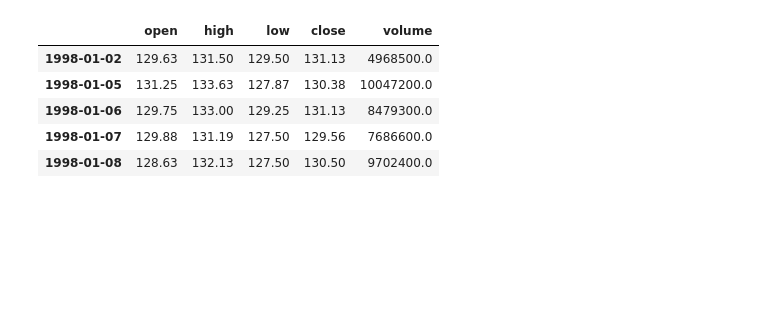
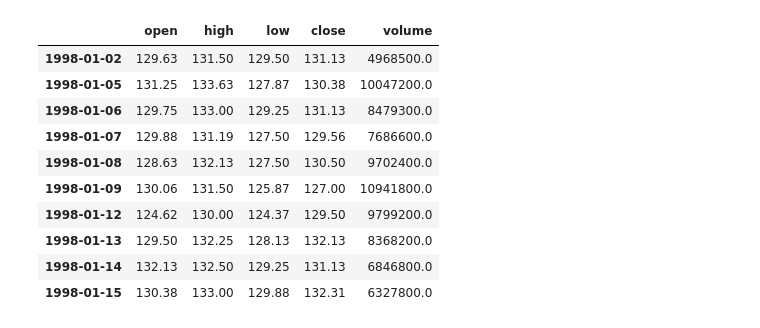
Before and after one commit to zhangruochi/Stockive, a Jupyter notebook: stockive2.ipynb, the cells around one changed output. Saved outputs shown, nothing was run; the diff lists cells and outputs as text; code cells hidden in the pictures; blank space fills up the shorter version.

```diff
--- a/stockive2.ipynb
+++ b/stockive2.ipynb
@@ -40,14 +41,19 @@ stock_dataset,meta_data = get_realtime_stock_data()
 # %%
 stock_dataset = stock_dataset.astype("float64").fillna(method = "backfill")
 # %%
-stock_dataset.head()
+stock_dataset.head(10)
 # %% [output]
 |  | open | high | low | close | volume |
 | 1998-01-02 | 129.63 | 131.50 | 129.50 | 131.13 | 4968500.0 |
 | 1998-01-05 | 131.25 | 133.63 | 127.87 | 130.38 | 10047200.0 |
 | 1998-01-06 | 129.75 | 133.00 | 129.25 | 131.13 | 8479300.0 |
 | 1998-01-07 | 129.88 | 131.19 | 127.50 | 129.56 | 7686600.0 |
 | 1998-01-08 | 128.63 | 132.13 | 127.50 | 130.50 | 9702400.0 |
+| 1998-01-09 | 130.06 | 131.50 | 125.87 | 127.00 | 10941800.0 |
+| 1998-01-12 | 124.62 | 130.00 | 124.37 | 129.50 | 9799200.0 |
+| 1998-01-13 | 129.50 | 132.25 | 128.13 | 132.13 | 8368200.0 |
+| 1998-01-14 | 132.13 | 132.50 | 129.25 | 131.13 | 6846800.0 |
+| 1998-01-15 | 130.38 | 133.00 | 129.88 | 132.31 | 6327800.0 |
 # %%
 stock_dataset.tail()
 # %% [output]
```
Also changed, not shown: parts of 38 cells of this notebook, 18 other files.
